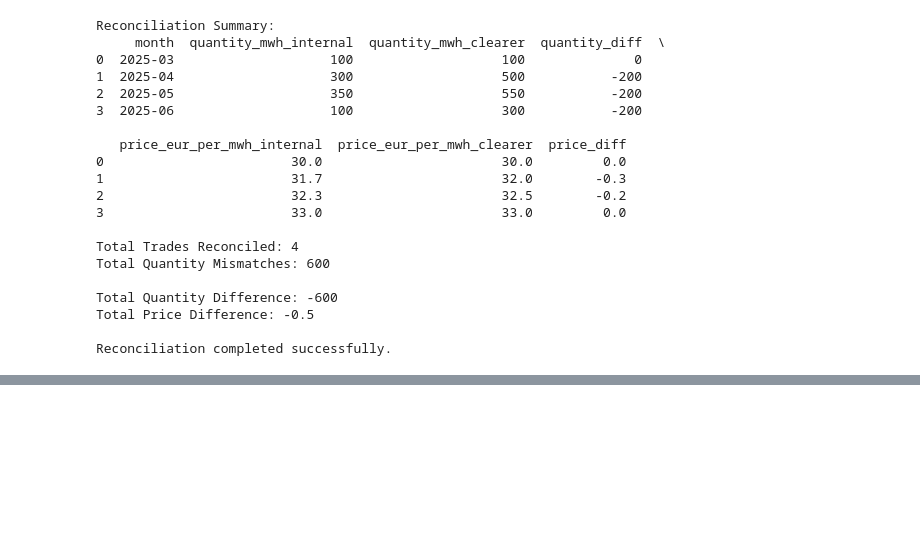
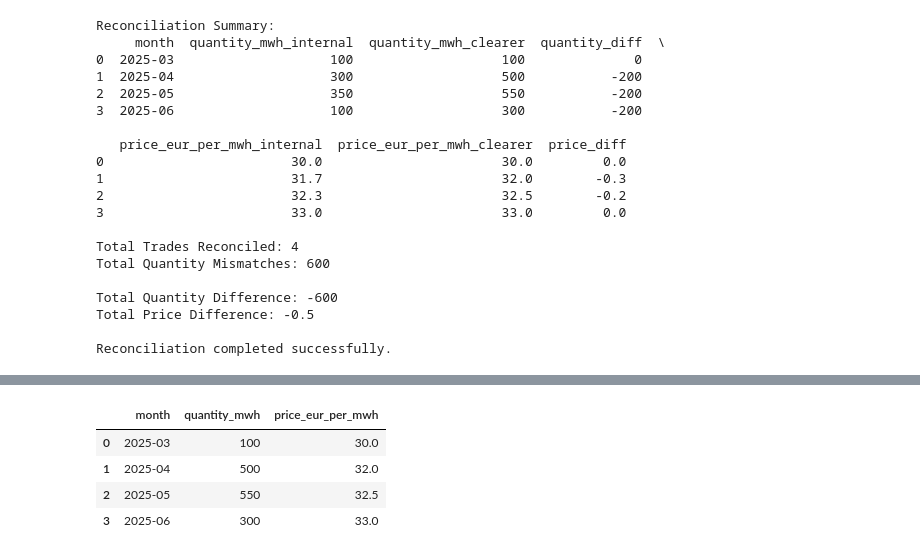
Before and after one commit to numustafa/numustafa_trade_reconciliation, a Jupyter notebook: notebook/naveed.ul.umustafa_trade_reconciliation.ipynb, the cells around one changed output, grey strips where cells are left out. Drawn from its saved outputs; the diff is of its cells as text; code cells hidden in the pictures; blank space fills up the shorter version.

```diff
--- a/notebook/naveed.ul.umustafa_trade_reconciliation.ipynb
+++ b/notebook/naveed.ul.umustafa_trade_reconciliation.ipynb
@@ -204,0 +454,8 @@ Reconciliation completed successfully.
+# %%
+df_clr
+# %% [output]
+|  | month | quantity_mwh | price_eur_per_mwh |
+| 0 | 2025-03 | 100 | 30.0 |
+| 1 | 2025-04 | 500 | 32.0 |
+| 2 | 2025-05 | 550 | 32.5 |
+| 3 | 2025-06 | 300 | 33.0 |
```
Also changed, not shown: parts of 21 cells of this notebook, 3 other files.
